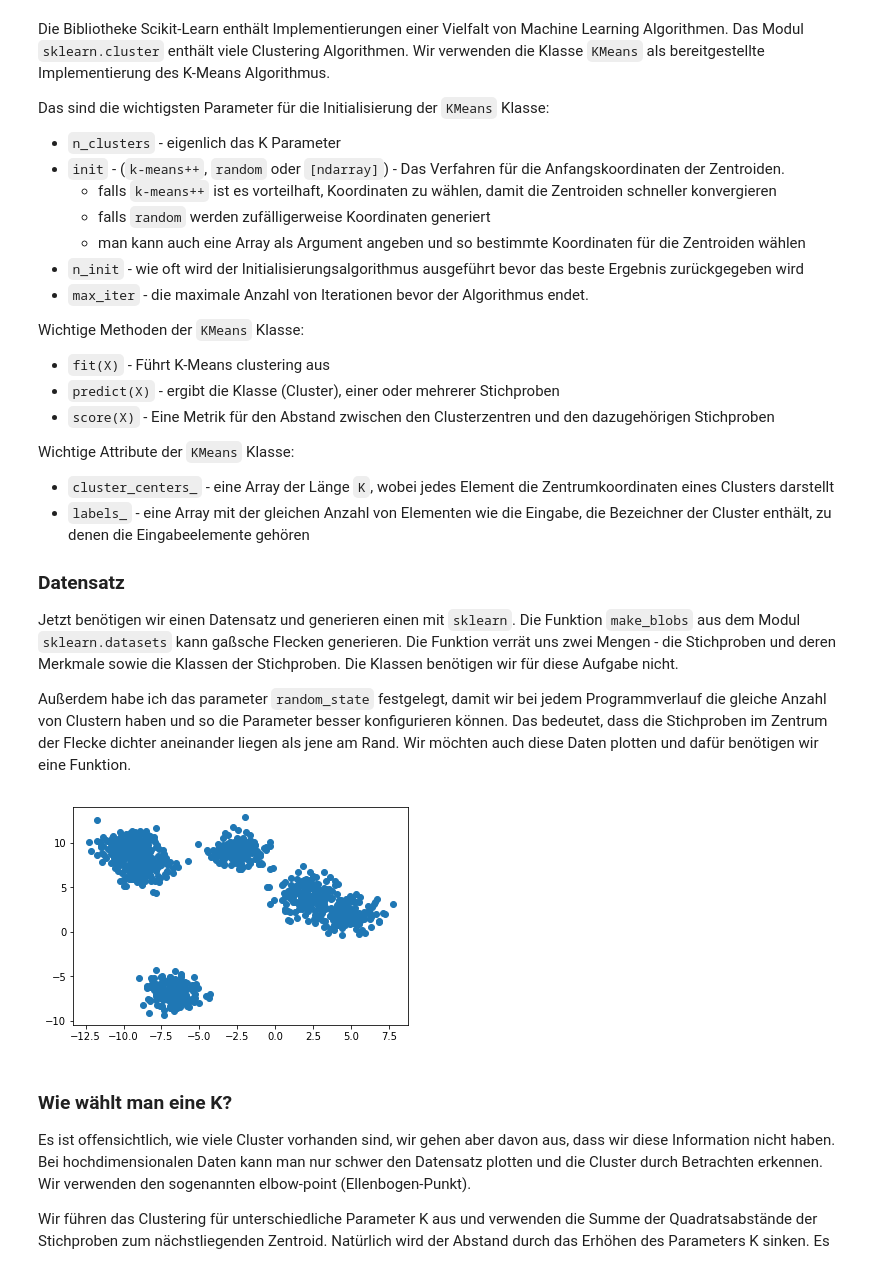
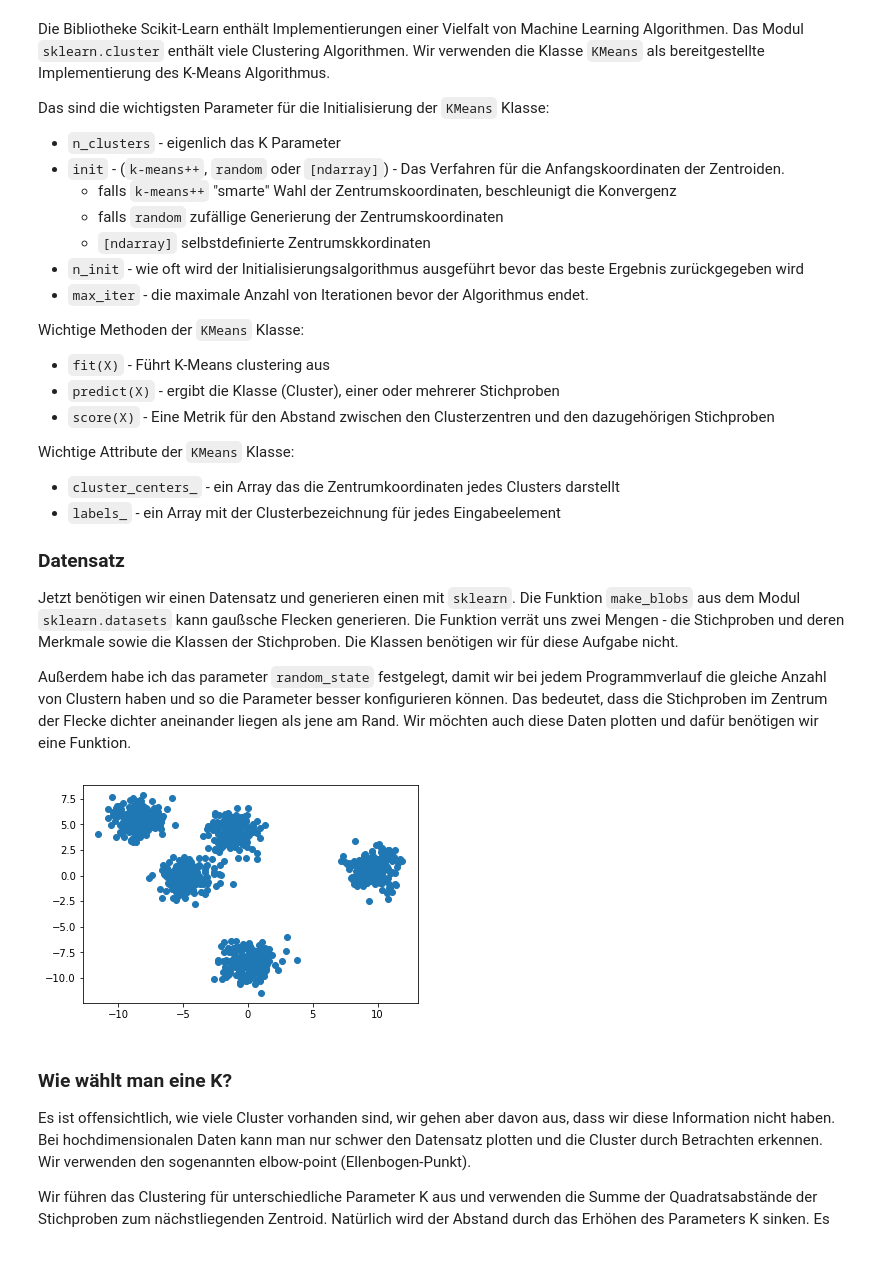
Before and after one commit to emomicrowave/machine-learning-tutorials, a Jupyter notebook: 03-k_means_clustering/notebook.ipynb, the cells around one changed output. Saved outputs shown, nothing was run; the diff lists cells and outputs as text; code cells hidden in the pictures.

```diff
--- a/03-k_means_clustering/notebook.ipynb
+++ b/03-k_means_clustering/notebook.ipynb
@@ -48,9 +41,9 @@ Die Bibliotheke Scikit-Learn enthält Implementierungen einer Vielfalt von Machi
 Das sind die wichtigsten Parameter für die Initialisierung der `KMeans` Klasse:
 - `n_clusters` - eigenlich das K Parameter
 - `init` - (`k-means++`, `random` oder `[ndarray]`) - Das Verfahren für die Anfangskoordinaten der Zentroiden.
-  - falls `k-means++` ist es vorteilhaft, Koordinaten zu wählen, damit die Zentroiden schneller konvergieren
-  - falls `random` werden zufälligerweise Koordinaten generiert
-  - man kann auch eine Array als Argument angeben und so bestimmte Koordinaten für die Zentroiden wählen
+  - falls `k-means++` "smarte" Wahl der Zentrumskoordinaten, beschleunigt die Konvergenz
+  - falls `random` zufällige Generierung der Zentrumskoordinaten
+  - `[ndarray]` selbstdefinierte Zentrumskkordinaten
 - `n_init` - wie oft wird der Initialisierungsalgorithmus ausgeführt bevor das beste Ergebnis zurückgegeben wird
 - `max_iter` - die maximale Anzahl von Iterationen bevor der Algorithmus endet.
 
@@ -60,27 +53,27 @@ Wichtige Methoden der `KMeans` Klasse:
 - `score(X)` - Eine Metrik für den Abstand zwischen den Clusterzentren und den dazugehörigen Stichproben
 
 Wichtige Attribute der `KMeans` Klasse:
-- `cluster_centers_` - eine Array der Länge `K`, wobei jedes Element die Zentrumkoordinaten eines Clusters darstellt
-- `labels_` - eine Array mit der gleichen Anzahl von Elementen wie die Eingabe, die Bezeichner der Cluster enthält, zu denen die Eingabeelemente gehören
+- `cluster_centers_` - ein Array das die Zentrumkoordinaten jedes Clusters darstellt
+- `labels_` - ein Array mit der Clusterbezeichnung für jedes Eingabeelement
 
 
 ### Datensatz
-Jetzt benötigen wir einen Datensatz und generieren einen mit `sklearn`. Die Funktion `make_blobs` aus dem Modul `sklearn.datasets` kann gaßsche Flecken generieren. Die Funktion verrät uns zwei Mengen - die Stichproben und deren Merkmale sowie die Klassen der Stichproben. Die Klassen benötigen wir für diese Aufgabe nicht.
+Jetzt benötigen wir einen Datensatz und generieren einen mit `sklearn`. Die Funktion `make_blobs` aus dem Modul `sklearn.datasets` kann gaußsche Flecken generieren. Die Funktion verrät uns zwei Mengen - die Stichproben und deren Merkmale sowie die Klassen der Stichproben. Die Klassen benötigen wir für diese Aufgabe nicht.
 
 Außerdem habe ich das parameter `random_state` festgelegt, damit wir bei jedem Programmverlauf die gleiche Anzahl von Clustern haben und so die Parameter besser konfigurieren können. Das bedeutet, dass die Stichproben im Zentrum der Flecke dichter aneinander liegen als jene am Rand. Wir möchten auch diese Daten plotten und dafür benötigen wir eine Funktion.
 # %%
 # Funktion, die zweidimensionalen Daten plottet
 def plot2d(x,y, colors=None):
     fig = plt.figure()
     ax = fig.add_subplot(111)
     ax.scatter(x,y, c=colors)
     plt.show()
 
 # Datensatz generieren
-data, classes = make_blobs(n_samples=1000, centers=randint(3,8), random_state=42)
+data, classes = make_blobs(n_samples=1000, centers=5, random_state=7)
 plot2d(data[:,0], data[:,1])
 # %% [output]
-[figure, old version]
+[figure, new version]
 # %% [markdown]
 ### Wie wählt man eine K?
 Es ist offensichtlich, wie viele Cluster vorhanden sind, wir gehen aber davon aus, dass wir diese Information nicht haben. Bei hochdimensionalen Daten kann man nur schwer den Datensatz plotten und die Cluster durch Betrachten erkennen. Wir verwenden den sogenannten elbow-point (Ellenbogen-Punkt).
```
Also changed, not shown: parts of 6 cells of this notebook, 12 other files.
